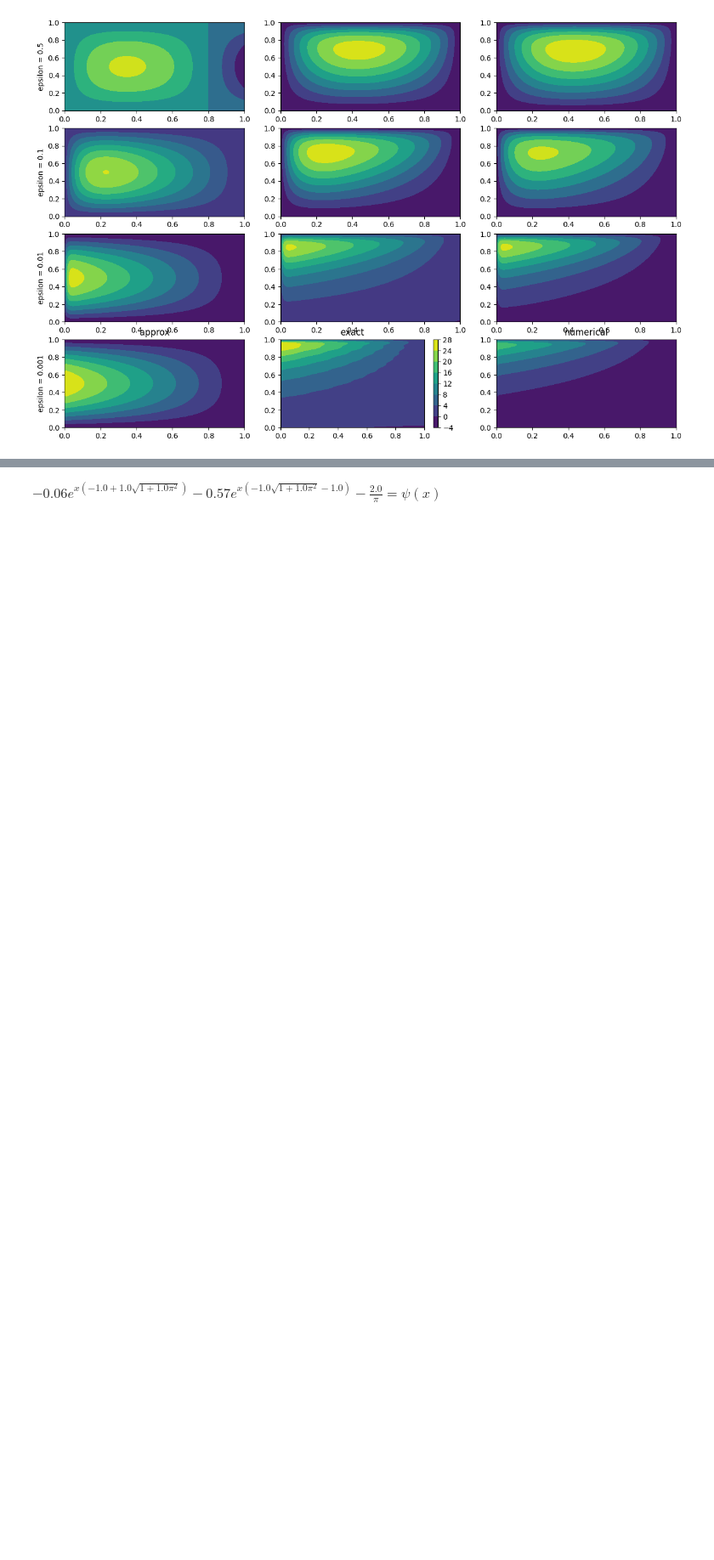
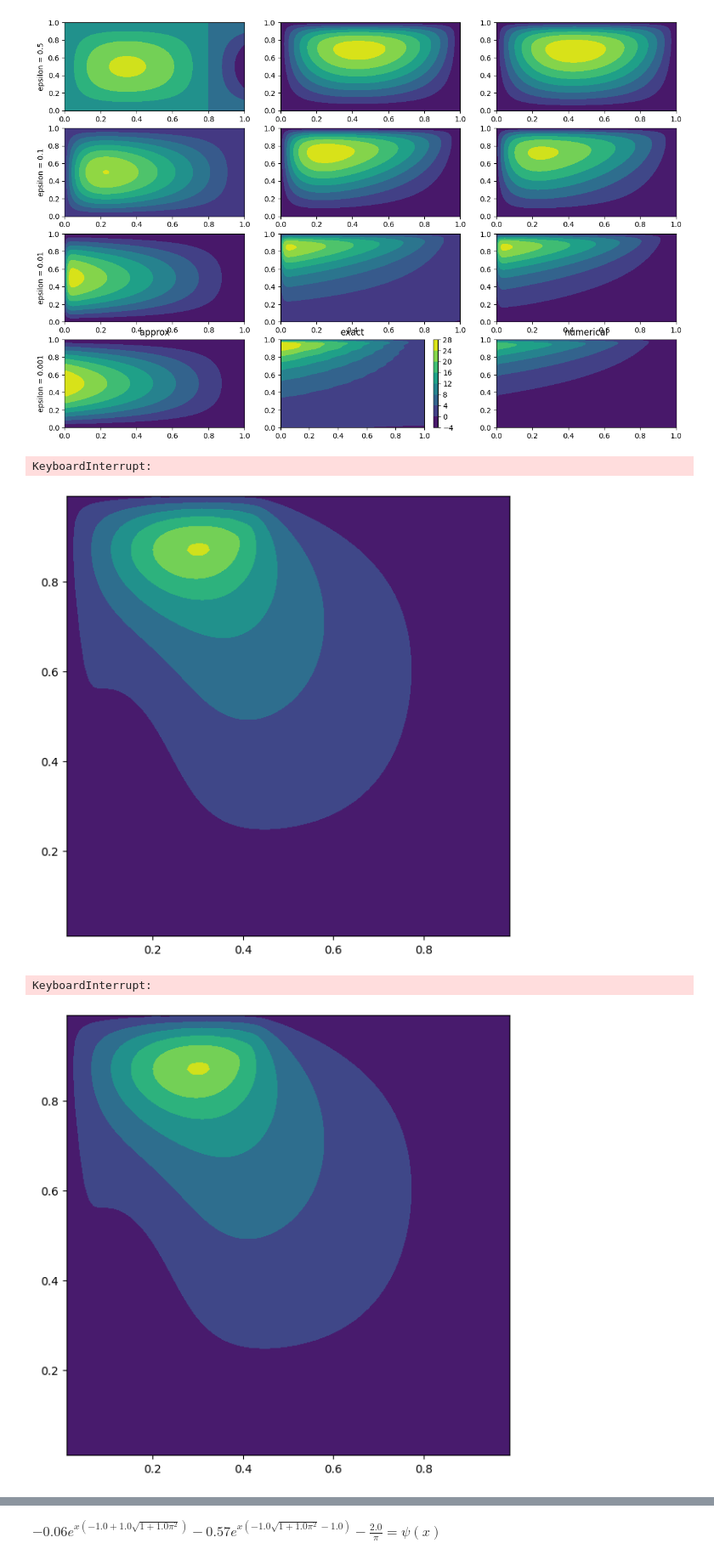
Before and after one commit to freya-gor/oceanic_circ, a Jupyter notebook: math project testing.ipynb, the cells around one changed output, grey strips where cells are left out. Shown at 85% size. Saved outputs shown, nothing was run; the diff lists cells and outputs as text; code cells hidden in the pictures; blank space fills up the shorter version.

```diff
--- a/math project testing.ipynb
+++ b/math project testing.ipynb
@@ -286,6 +286,7 @@ y = np.linspace(dx,1-dx,N-1)
 x, y = np.meshgrid(x,y)
 pi = np.pi
 dt = 0.001
+T = 1/dt
 
 
 lap = laplacian2D(N-1)/dx**2
@@ -299,7 +300,7 @@ nu = 0.0001
 
 A = r * lap + beta * ddx
 B = - nu * lap.dot(lap) + beta * ddx
-C = 1/dt * lap - nu * lap.dot(lap) + beta * ddx
+C = T * lap - nu * lap.dot(lap) + beta * ddx
 f = 0.05*np.sin(pi*y)
 f_long = np.reshape(f,(N-1)**2)
 
@@ -316,7 +317,7 @@ for i in tqdm(range(niter)):
     q_long_y = ddy.dot(q_long)
     psi_long_x = ddx.dot(psi_long)
     psi_long_y = ddy.dot(psi_long)
-    rhs_long = f_long - (psi_long_x*q_long_y - psi_long_y*q_long_x) + 1/dt * q_long
+    rhs_long = f_long - (psi_long_x*q_long_y - psi_long_y*q_long_x) + T * q_long
 
 
     #psi_long = spsolve(A,rhs_long)
@@ -325,6 +326,71 @@ for i in tqdm(range(niter)):
 
     psis.append(np.reshape(psi_long,(N-1,N-1)))
     #ax[i].contourf(x,y,psi)
+# %% [output]
+KeyboardInterrupt:
+# %%
+N = 100
+dx = 1/N
+x = np.linspace(dx,1-dx,N-1)
+y = np.linspace(dx,1-dx,N-1)
+x, y = np.meshgrid(x,y)
+pi = np.pi
+dt = 0.0001
+T = 1/dt
+
+
+lap = laplacian2D(N-1)/dx**2
+ddx = ddx2D(N-1)/(2*dx)
+ddy = ddy2D(N-1)/(2*dx)
+#lap = lap.toarray()
+
+r = 0.1
+beta = 1
+nu = 0.0001
+
+A = r * lap + beta * ddx
+B = - nu * lap.dot(lap) + beta * ddx
+C = T * lap - nu * lap.dot(lap) + beta * ddx
+f = -np.pi*np.sin(pi*y)
+f_long = np.reshape(f,(N-1)**2)
+
+niter=15000
+
+psi_long = spsolve(B,f_long)
+psi = np.reshape(psi_long,(N-1,N-1))
+
+fig, ax = plt.subplots(figsize = (7, 7))
+
+psis = []
+
+from IPython.display import display, clear_output
+import time
+
+for i in range(niter):
+    q_long = lap.dot(psi_long)
+    q_long_x = ddx.dot(q_long)
+    q_long_y = ddy.dot(q_long)
+    psi_long_x = ddx.dot(psi_long)
+    psi_long_y = ddy.dot(psi_long)
+    rhs_long = f_long - (psi_long_x*q_long_y - psi_long_y*q_long_x) + T * q_long
+
+
+    #psi_long = spsolve(A,rhs_long)
+    psi_long = spsolve(C,rhs_long)
+
+
+    psi = np.reshape(psi_long,(N-1,N-1))
+    c_ = ax.contourf(x,y,psi)
+    clear_output(wait = True)
+    display(fig)
+    time.sleep(0.2)
+    #plt.pause(0.1)
+
+plt.show()
+# %% [output]
+[figure, added]
+KeyboardInterrupt:
+[figure, added]
 # %%
 fig, ax = plt.subplots(figsize = (10, 7))
 
```
